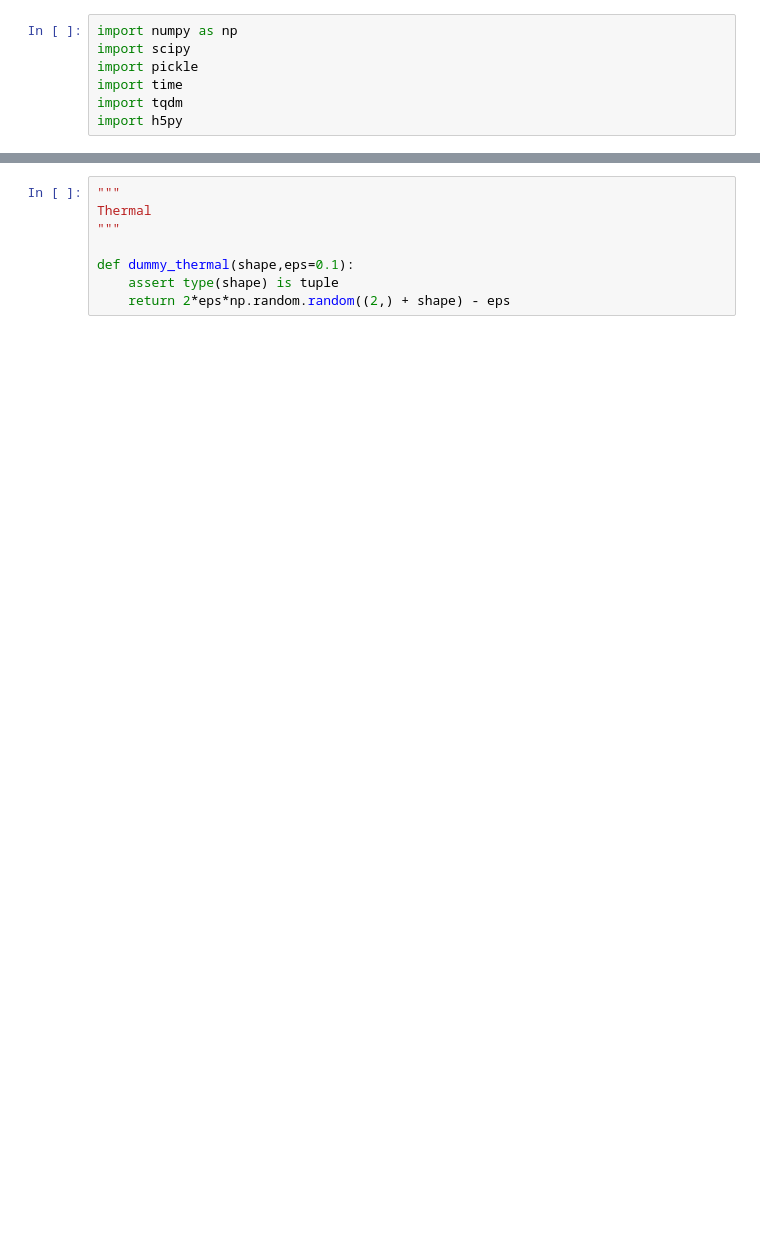
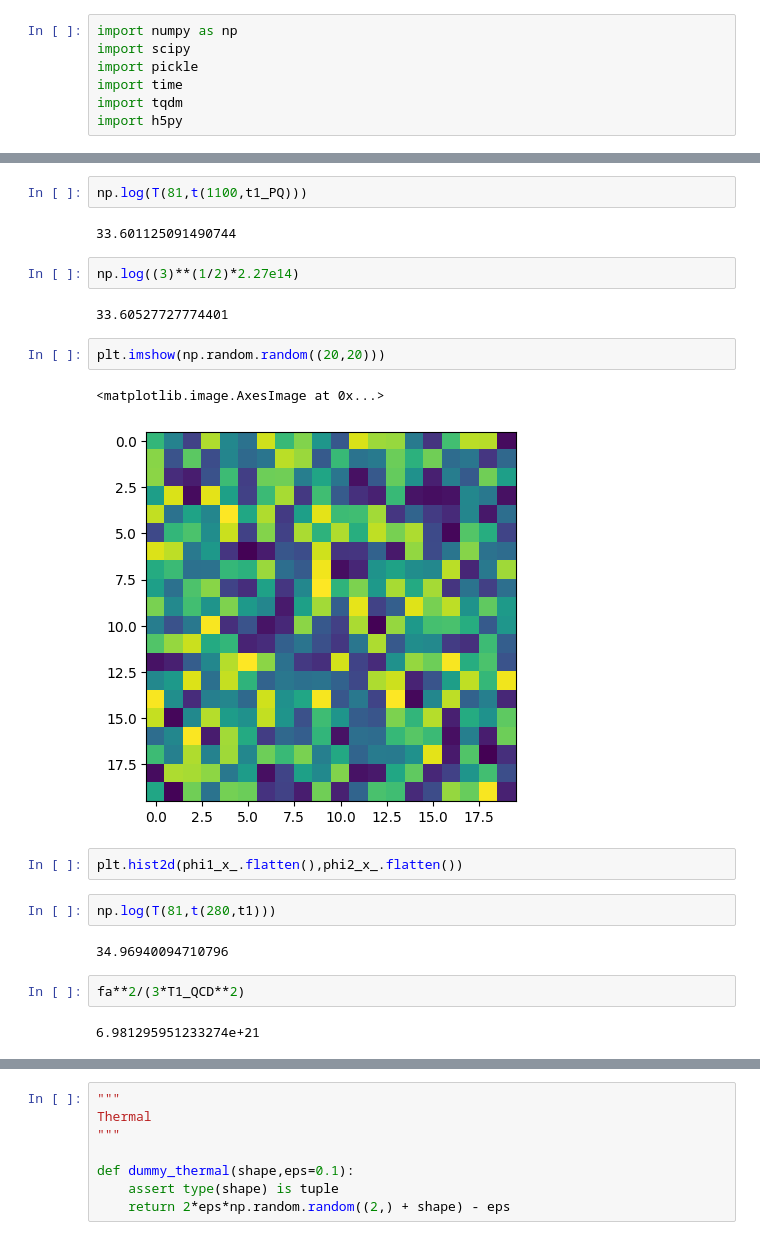
Before and after one commit to joshuazlin/axion_cosmo, a Jupyter notebook: notebooks/scrap.ipynb, the cells around one changed output, grey strips where cells are left out. Saved outputs shown, nothing was run; the diff lists cells and outputs as text; blank space fills up the shorter version.

```diff
--- a/notebooks/scrap.ipynb
+++ b/notebooks/scrap.ipynb
@@ -55,3 +74,26 @@ def init_earlyQCD_params():
+# %%
+np.log(T(81,t(1100,t1_PQ)))
+# %% [output]
+33.601125091490744
+# %%
+np.log((3)**(1/2)*2.27e14)
+# %% [output]
+33.60527727774401
+# %%
+plt.imshow(np.random.random((20,20)))
+# %% [output]
+<matplotlib.image.AxesImage at 0x...>
+[figure, added]
+# %%
+plt.hist2d(phi1_x_.flatten(),phi2_x_.flatten())
+# %%
+np.log(T(81,t(280,t1)))
+# %% [output]
+34.96940094710796
+# %%
+fa**2/(3*T1_QCD**2)
+# %% [output]
+6.981295951233274e+21
 # %%
 """
 evolve_utils
```
Also changed, not shown: parts of 10 cells of this notebook, 1 other file.
